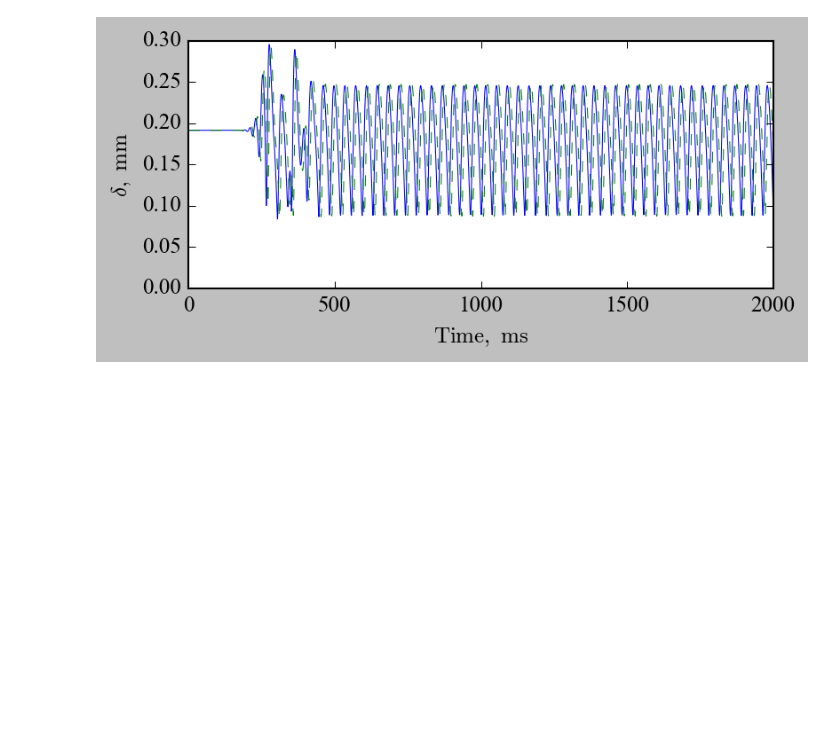
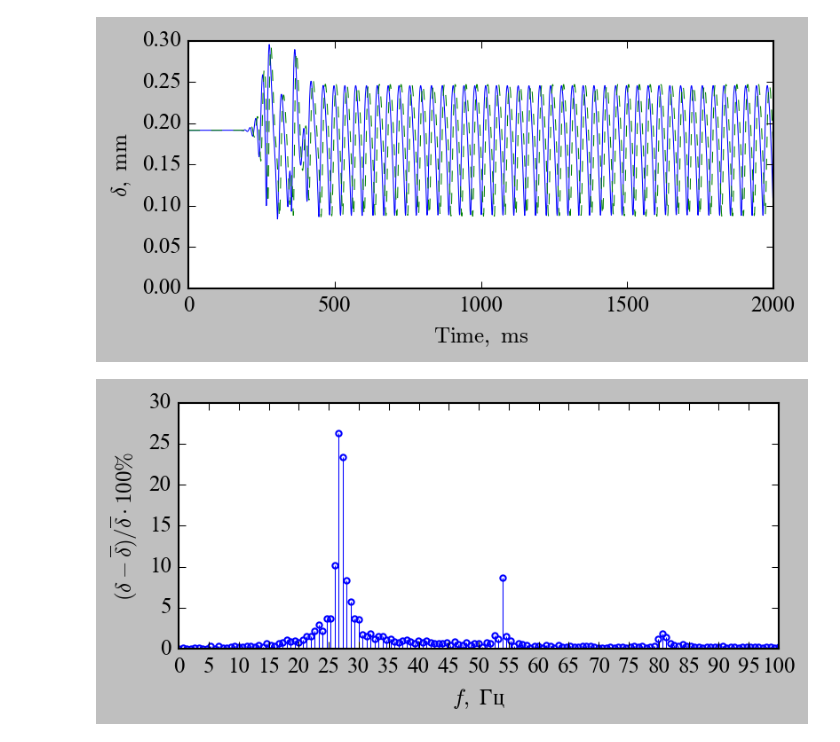
Before and after one commit to UlyanaGru/Fourier, a Jupyter notebook: postprocessing.ipynb, the cells around one changed output. Drawn from its saved outputs; the diff is of its cells as text; code cells hidden in the pictures; blank space fills up the shorter version.

Commit message:
freq

```diff
--- a/postprocessing.ipynb
+++ b/postprocessing.ipynb
@@ -83,7 +83,7 @@ from scipy.signal import correlate
 # %%
 init_matplotlib(plt)
 # %%
-filepath = r''
+filepath = r'd:\ANES\ANES\anes20xe\stud-cases\nir1\v_fields\27Hzeps005v1\data\s2d_film_time_statistic.dat'
 with open(filepath, 'r') as f:
     first_line = f.readline().strip() #1st strip
     #for structured mesh read width CV dx
@@ -210,3 +210,30 @@ def dominant_wavelengths(thickness, dx, top_n=1, max_lambda=None):
     dominant_lambdas = lambdas[top_idx]
     dominant_amps = X[top_idx]
     return dominant_lambdas, dominant_amps, lambdas, X
+# %%
+patch2fileout = './/figout//freq_'
+init_matplotlib(plt)
+tshift = 0.5
+# %%
+fig, ax = plt.subplots(nrows=1,ncols = 1)
+nameX = r'$f \mathrm{,\ Гц}$'
+nameY = r'$(\delta - \overline{\delta})/\overline{\delta} \cdot 100\%$'
+fs = 1000.0
+max_freq = 100.0
+xmin, xmax, dx = 0.0, max_freq, 5.0
+ymin, ymax, dy = 0.0, 25.0, 5.0
+ax1 = ax
+x1, y1 = tval[tval>=tshift], delta1[tval>=tshift]
+X,Y = freq_plot((y1-np.average(y1))/np.average(y1)*100, max_freq, fs)
+ax1.stem(X, Y)
+ax1.set_xlim(xmin = xmin, xmax=xmax)
+ax1.set_ylim(ymin = 0.0)
+ax1.set_xlabel(nameX)
+ax1.set_ylabel(nameY)
+ax1.set_xticks(np.arange(xmin,xmax+dx,dx))
+#ax1.set_yticks(np.arange(ymin,ymax+dy,dy))
+plt.tight_layout()
+plt.savefig(patch2fileout)
+plt.show()
+# %% [output]
+[figure, added]
```
Also changed, not shown: parts of 1 cell of this notebook, 1 other file.
